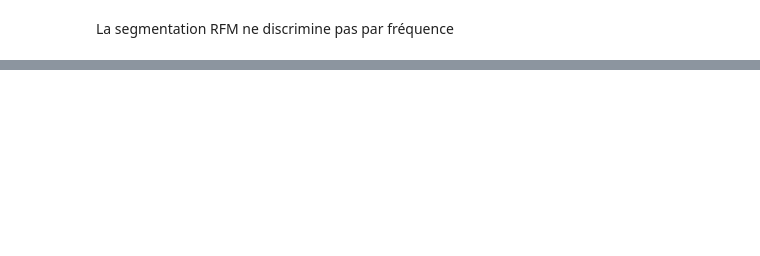
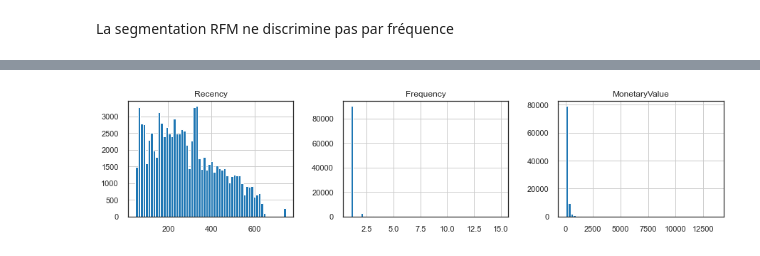
Before and after one commit to mrcreasey/oc-ds-p5-unsupervised-clustering, a Jupyter notebook: P5_02_essais.ipynb, the cells around one changed output, grey strips where cells are left out. Drawn from its saved outputs; the diff is of its cells as text; code cells hidden in the pictures; blank space fills up the shorter version.

```diff
--- a/P5_02_essais.ipynb
+++ b/P5_02_essais.ipynb
@@ -354,0 +401,6 @@ to_png()
+# %%
+rfm_features = ['Recency', 'Frequency', 'MonetaryValue']
+clients[rfm_features].hist(figsize=(15, 3), bins=60, layout=[1, 3])
+plt.subplots_adjust()
+# %% [output]
+[figure, added]
```
Also changed, not shown: parts of 135 cells of this notebook.
